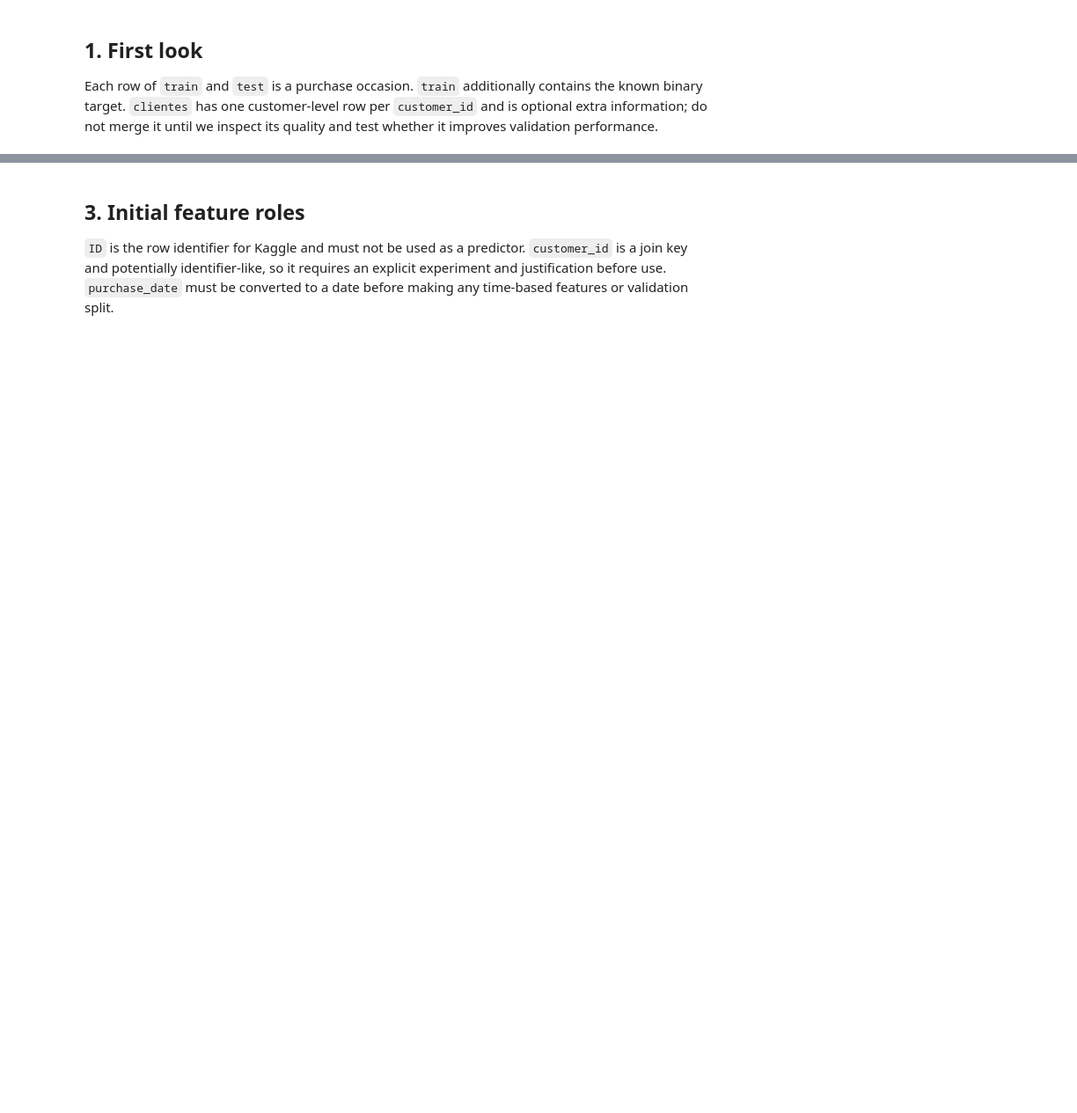
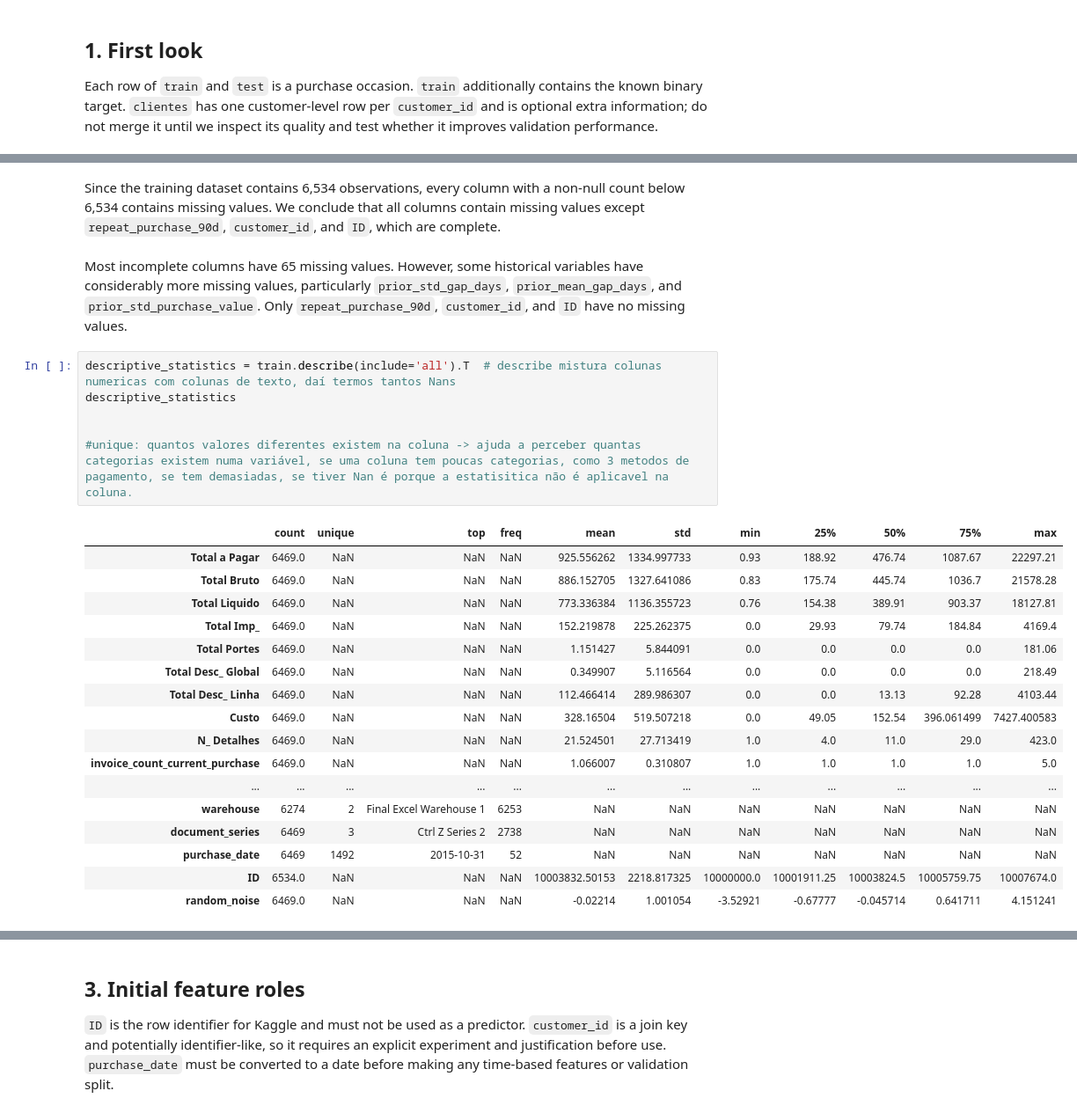
Before and after one commit to alfredosoudo21/ML_Group_04, a Jupyter notebook: notebooks/01_data_exploration.ipynb, the cells around one changed output, grey strips where cells are left out. Shown at 88% size. Drawn from its saved outputs; the diff is of its cells as text; blank space fills up the shorter version.

```diff
--- a/notebooks/01_data_exploration.ipynb
+++ b/notebooks/01_data_exploration.ipynb
@@ -74,0 +139,28 @@ assert sample_submission.columns.tolist() == ['ID', TARGET], 'Unexpected submiss
+# %% [markdown]
+Since the training dataset contains 6,534 observations, every column with a non-null count below 6,534 contains missing values. We conclude that all columns contain missing values except `repeat_purchase_90d`, `customer_id`, and `ID`, which are complete.
+# %% [markdown]
+Most incomplete columns have 65 missing values. However, some historical variables have considerably more missing values, particularly `prior_std_gap_days`, `prior_mean_gap_days`, and `prior_std_purchase_value`. Only `repeat_purchase_90d`, `customer_id`, and `ID` have no missing values.
+# %%
+descriptive_statistics = train.describe(include='all').T  # describe mistura colunas numericas com colunas de texto, daí termos tantos Nans
+descriptive_statistics
+
+
+#unique: quantos valores diferentes existem na coluna -> ajuda a perceber quantas categorias existem numa variável, se uma coluna tem poucas categorias, como 3 metodos de pagamento, se tem demasiadas, se tiver Nan é porque a estatisitica não é aplicavel na coluna.
+# %% [output]
+|  | count | unique | top | freq | mean | std | min | 25% | 50% | 75% | max |
+| Total a Pagar | 6469.0 | NaN | NaN | NaN | 925.556262 | 1334.997733 | 0.93 | 188.92 | 476.74 | 1087.67 | 22297.21 |
+| Total Bruto | 6469.0 | NaN | NaN | NaN | 886.152705 | 1327.641086 | 0.83 | 175.74 | 445.74 | 1036.7 | 21578.28 |
+| Total Liquido | 6469.0 | NaN | NaN | NaN | 773.336384 | 1136.355723 | 0.76 | 154.38 | 389.91 | 903.37 | 18127.81 |
+| Total Imp_ | 6469.0 | NaN | NaN | NaN | 152.219878 | 225.262375 | 0.0 | 29.93 | 79.74 | 184.84 | 4169.4 |
+| Total Portes | 6469.0 | NaN | NaN | NaN | 1.151427 | 5.844091 | 0.0 | 0.0 | 0.0 | 0.0 | 181.06 |
+| Total Desc_ Global | 6469.0 | NaN | NaN | NaN | 0.349907 | 5.116564 | 0.0 | 0.0 | 0.0 | 0.0 | 218.49 |
+| Total Desc_ Linha | 6469.0 | NaN | NaN | NaN | 112.466414 | 289.986307 | 0.0 | 0.0 | 13.13 | 92.28 | 4103.44 |
+| Custo | 6469.0 | NaN | NaN | NaN | 328.16504 | 519.507218 | 0.0 | 49.05 | 152.54 | 396.061499 | 7427.400583 |
+| N_ Detalhes | 6469.0 | NaN | NaN | NaN | 21.524501 | 27.713419 | 1.0 | 4.0 | 11.0 | 29.0 | 423.0 |
+| invoice_count_current_purchase | 6469.0 | NaN | NaN | NaN | 1.066007 | 0.310807 | 1.0 | 1.0 | 1.0 | 1.0 | 5.0 |
+| ... | ... | ... | ... | ... | ... | ... | ... | ... | ... | ... | ... |
+| warehouse | 6274 | 2 | Final Excel Warehouse 1 | 6253 | NaN | NaN | NaN | NaN | NaN | NaN | NaN |
+| document_series | 6469 | 3 | Ctrl Z Series 2 | 2738 | NaN | NaN | NaN | NaN | NaN | NaN | NaN |
+| purchase_date | 6469 | 1492 | 2015-10-31 | 52 | NaN | NaN | NaN | NaN | NaN | NaN | NaN |
+| ID | 6534.0 | NaN | NaN | NaN | 10003832.50153 | 2218.817325 | 10000000.0 | 10001911.25 | 10003824.5 | 10005759.75 | 10007674.0 |
+| random_noise | 6469.0 | NaN | NaN | NaN | -0.02214 | 1.001054 | -3.52921 | -0.67777 | -0.045714 | 0.641711 | 4.151241 |
```
Also changed, not shown: parts of 23 cells of this notebook, 1 other file.
